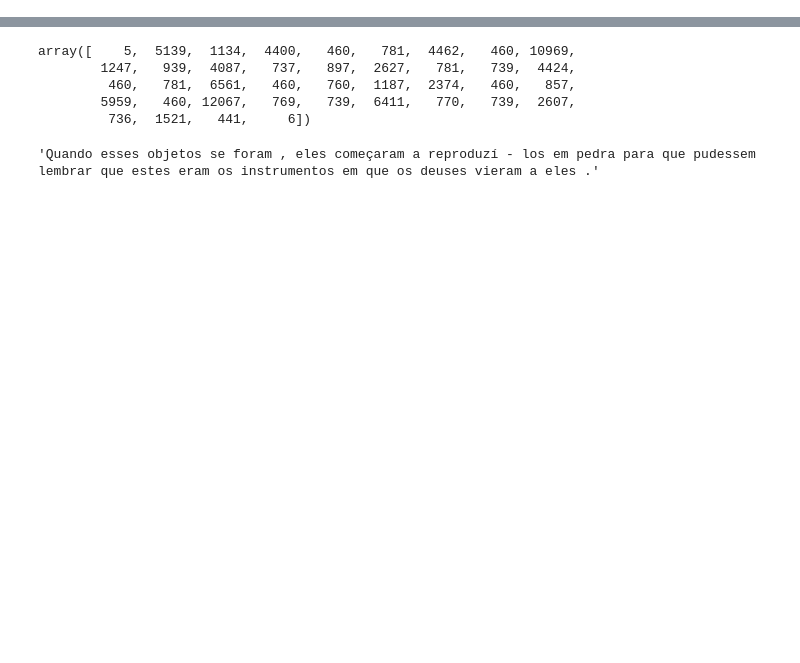
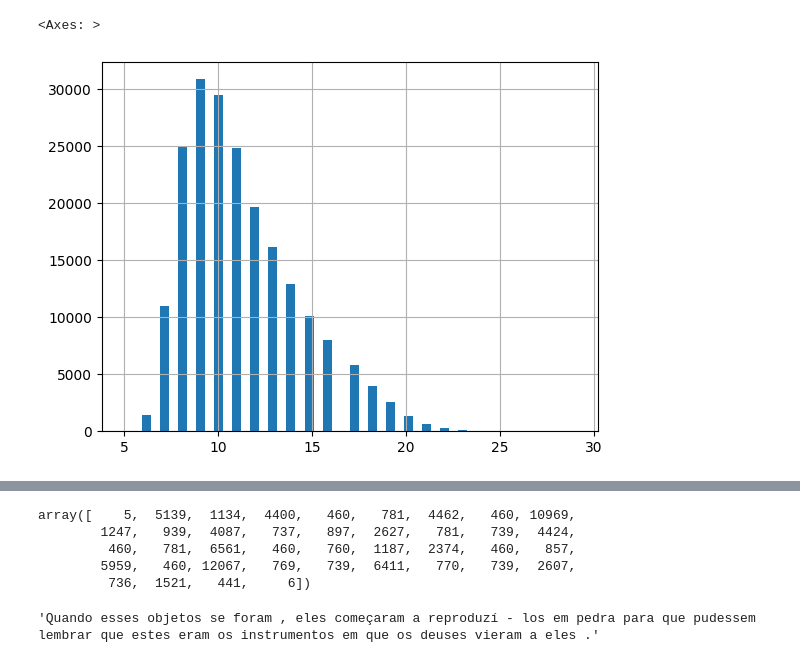
Before and after one commit to vicent-h/traducao-rede-neural, a Jupyter notebook: observing-tokenizer.ipynb, the cells around one changed output, grey strips where cells are left out. Cells and saved outputs as stored; diff of their text form; code cells hidden in the pictures; blank space fills up the shorter version.

```diff
--- a/observing-tokenizer.ipynb
+++ b/observing-tokenizer.ipynb
@@ -17,6 +17,7 @@ import json
 from utils.warmup import WarmupScheduler
 # %%
 df_train = pd.read_parquet("data/tokenized_train.parquet")
+df_eval = pd.read_parquet("data/tokenized_eval.parquet")
 # %%
 df_train.head()
 # %% [output]
@@ -36,0 +64,5 @@ df_train.en.values[0]
+# %%
+df_eval[df_eval.pt_tokens_50000_len < 30]["pt_tokens_50000_len"].hist(bins=50)
+# %% [output]
+<Axes: >
+[figure, added]
```
Also changed, not shown: parts of 8 cells of this notebook, 9 other files.
